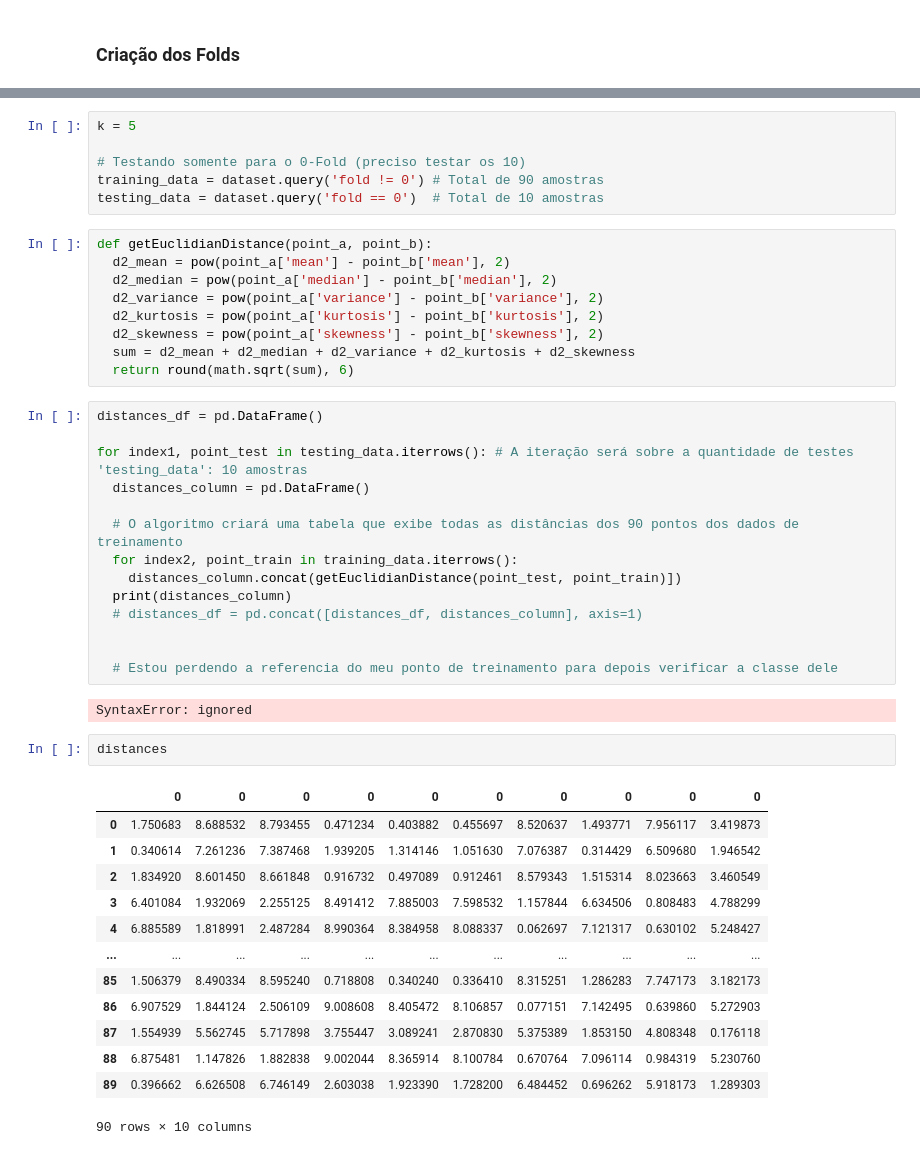
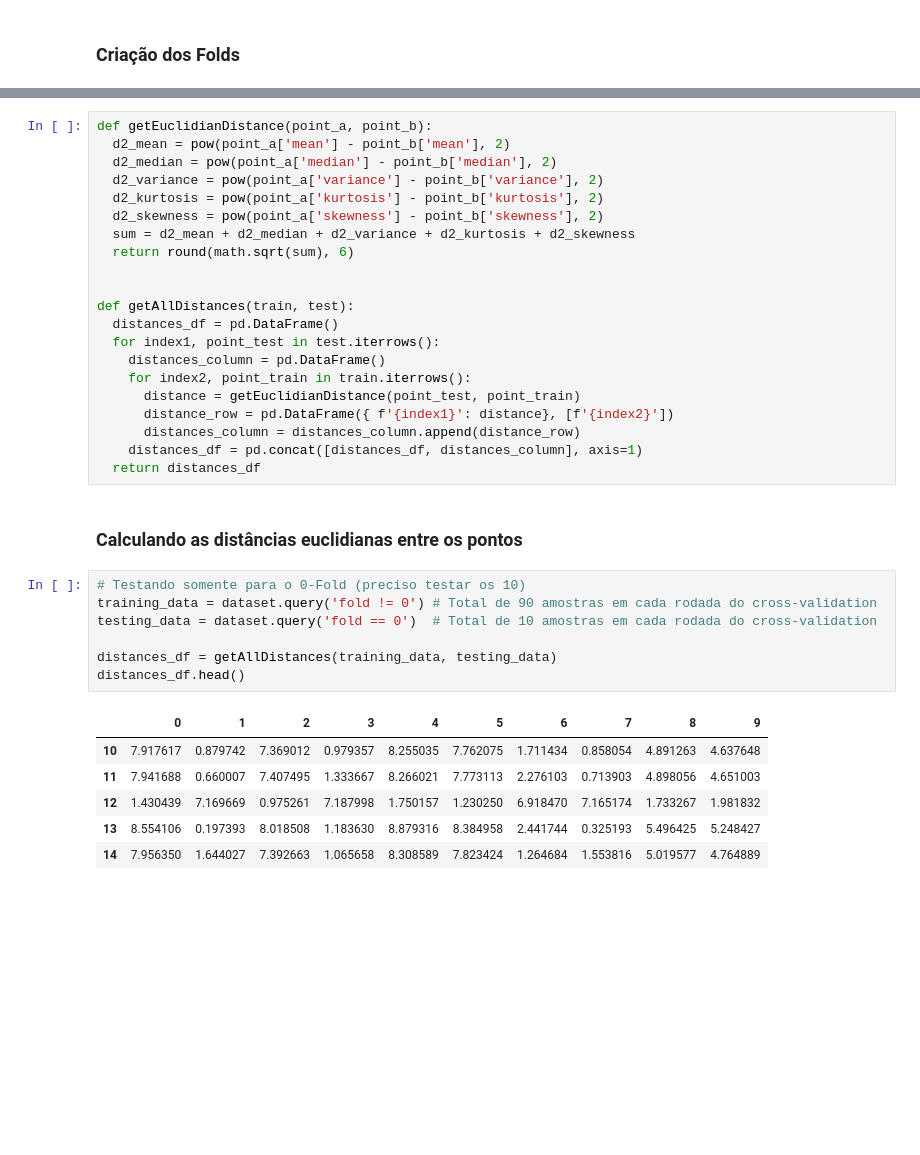
Before and after one commit to cardosorrenan/reconhecimentopadroes-ufc, a Jupyter notebook: trab1_k_nn.ipynb, the cells around one changed output, grey strips where cells are left out. Drawn from its saved outputs; the diff is of its cells as text; blank space fills up the shorter version.

```diff
--- a/trab1_k_nn.ipynb
+++ b/trab1_k_nn.ipynb
@@ -125,47 +119,37 @@ dataset[45:55]                                 # Resultado: Linhas 48-52 do data
+# %%
+def getEuclidianDistance(point_a, point_b):
+  d2_mean = pow(point_a['mean'] - point_b['mean'], 2)
+  d2_median = pow(point_a['median'] - point_b['median'], 2)
+  d2_variance = pow(point_a['variance'] - point_b['variance'], 2)
+  d2_kurtosis = pow(point_a['kurtosis'] - point_b['kurtosis'], 2)
+  d2_skewness = pow(point_a['skewness'] - point_b['skewness'], 2)
+  sum = d2_mean + d2_median + d2_variance + d2_kurtosis + d2_skewness
+  return round(math.sqrt(sum), 6)
+
+
+def getAllDistances(train, test):
+  distances_df = pd.DataFrame()
+  for index1, point_test in test.iterrows():
+    distances_column = pd.DataFrame()
+    for index2, point_train in train.iterrows():
+      distance = getEuclidianDistance(point_test, point_train)
+      distance_row = pd.DataFrame({ f'{index1}': distance}, [f'{index2}'])
+      distances_column = distances_column.append(distance_row)
+    distances_df = pd.concat([distances_df, distances_column], axis=1)
+  return distances_df
+# %% [markdown]
+### **Calculando as distâncias euclidianas entre os pontos**
 # %%
-k = 5
+# Testando somente para o 0-Fold (preciso testar os 10)
+training_data = dataset.query('fold != 0') # Total de 90 amostras em cada rodada do cross-validation
+testing_data = dataset.query('fold == 0')  # Total de 10 amostras em cada rodada do cross-validation
 
-# Testando somente para o 0-Fold (preciso testar os 10)
-training_data = dataset.query('fold != 0') # Total de 90 amostras
-testing_data = dataset.query('fold == 0')  # Total de 10 amostras
+distances_df = getAllDistances(training_data, testing_data)
+distances_df.head()
+# %% [output]
+|  | 0 | 1 | 2 | 3 | 4 | 5 | 6 | 7 | 8 | 9 |
+| 10 | 7.917617 | 0.879742 | 7.369012 | 0.979357 | 8.255035 | 7.762075 | 1.711434 | 0.858054 | 4.891263 | 4.637648 |
+| 11 | 7.941688 | 0.660007 | 7.407495 | 1.333667 | 8.266021 | 7.773113 | 2.276103 | 0.713903 | 4.898056 | 4.651003 |
+| 12 | 1.430439 | 7.169669 | 0.975261 | 7.187998 | 1.750157 | 1.230250 | 6.918470 | 7.165174 | 1.733267 | 1.981832 |
+| 13 | 8.554106 | 0.197393 | 8.018508 | 1.183630 | 8.879316 | 8.384958 | 2.441744 | 0.325193 | 5.496425 | 5.248427 |
+| 14 | 7.956350 | 1.644027 | 7.392663 | 1.065658 | 8.308589 | 7.823424 | 1.264684 | 1.553816 | 5.019577 | 4.764889 |
-# %%
-def getEuclidianDistance(point_a, point_b):
-  d2_mean = pow(point_a['mean'] - point_b['mean'], 2)
-  d2_median = pow(point_a['median'] - point_b['median'], 2)
-  d2_variance = pow(point_a['variance'] - point_b['variance'], 2)
-  d2_kurtosis = pow(point_a['kurtosis'] - point_b['kurtosis'], 2)
-  d2_skewness = pow(point_a['skewness'] - point_b['skewness'], 2)
-  sum = d2_mean + d2_median + d2_variance + d2_kurtosis + d2_skewness
-  return round(math.sqrt(sum), 6)
-# %%
-distances_df = pd.DataFrame()
-
-for index1, point_test in testing_data.iterrows(): # A iteração será sobre a quantidade de testes 'testing_data': 10 amostras
-  distances_column = pd.DataFrame()
-
-  # O algoritmo criará uma tabela que exibe todas as distâncias dos 90 pontos dos dados de treinamento
-  for index2, point_train in training_data.iterrows():
-    distances_column.concat(getEuclidianDistance(point_test, point_train)])
-  print(distances_column)
-  # distances_df = pd.concat([distances_df, distances_column], axis=1)
-
-
-  # Estou perdendo a referencia do meu ponto de treinamento para depois verificar a classe dele
-# %% [output]
-SyntaxError: ignored
-# %%
-distances
-# %% [output]
-|  | 0 | 0 | 0 | 0 | 0 | 0 | 0 | 0 | 0 | 0 |
-| 0 | 1.750683 | 8.688532 | 8.793455 | 0.471234 | 0.403882 | 0.455697 | 8.520637 | 1.493771 | 7.956117 | 3.419873 |
-| 1 | 0.340614 | 7.261236 | 7.387468 | 1.939205 | 1.314146 | 1.051630 | 7.076387 | 0.314429 | 6.509680 | 1.946542 |
-| 2 | 1.834920 | 8.601450 | 8.661848 | 0.916732 | 0.497089 | 0.912461 | 8.579343 | 1.515314 | 8.023663 | 3.460549 |
-| 3 | 6.401084 | 1.932069 | 2.255125 | 8.491412 | 7.885003 | 7.598532 | 1.157844 | 6.634506 | 0.808483 | 4.788299 |
-| 4 | 6.885589 | 1.818991 | 2.487284 | 8.990364 | 8.384958 | 8.088337 | 0.062697 | 7.121317 | 0.630102 | 5.248427 |
-| ... | ... | ... | ... | ... | ... | ... | ... | ... | ... | ... |
-| 85 | 1.506379 | 8.490334 | 8.595240 | 0.718808 | 0.340240 | 0.336410 | 8.315251 | 1.286283 | 7.747173 | 3.182173 |
-| 86 | 6.907529 | 1.844124 | 2.506109 | 9.008608 | 8.405472 | 8.106857 | 0.077151 | 7.142495 | 0.639860 | 5.272903 |
-| 87 | 1.554939 | 5.562745 | 5.717898 | 3.755447 | 3.089241 | 2.870830 | 5.375389 | 1.853150 | 4.808348 | 0.176118 |
-| 88 | 6.875481 | 1.147826 | 1.882838 | 9.002044 | 8.365914 | 8.100784 | 0.670764 | 7.096114 | 0.984319 | 5.230760 |
-| 89 | 0.396662 | 6.626508 | 6.746149 | 2.603038 | 1.923390 | 1.728200 | 6.484452 | 0.696262 | 5.918173 | 1.289303 |
-90 rows × 10 columns
```
Also changed, not shown: parts of 10 cells of this notebook.
